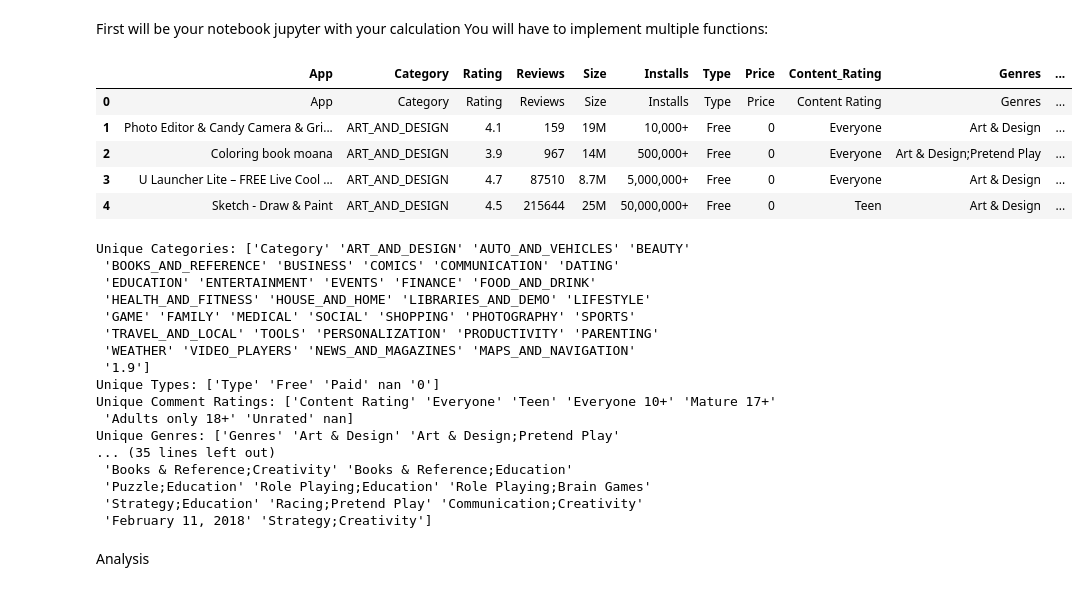
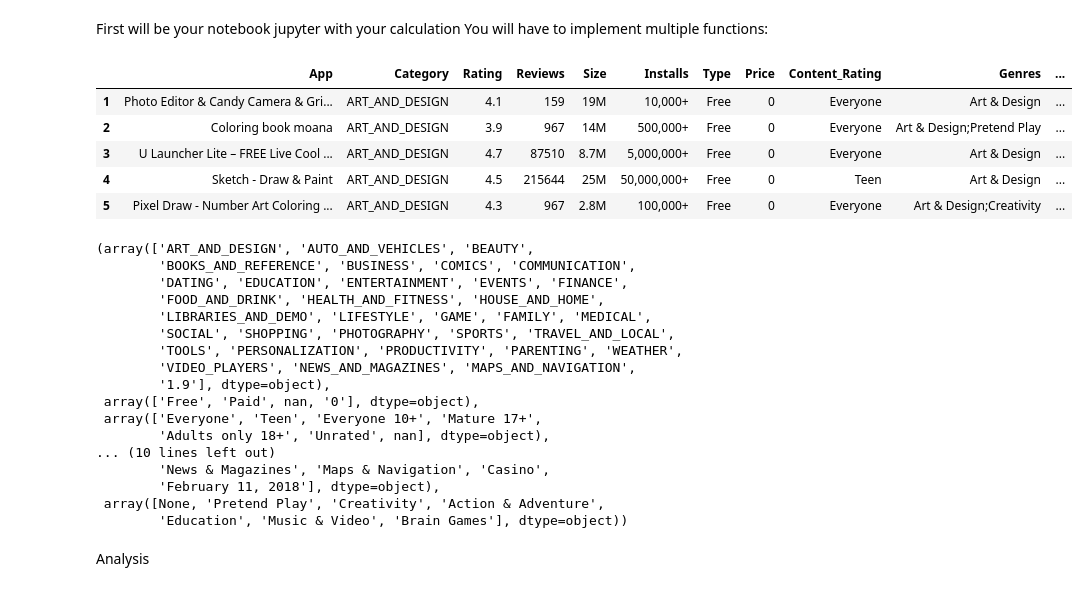
Before and after one commit to Rodauv/google_playstore_stats, a Jupyter notebook: my_mobapp_studio.ipynb, the cells around one changed output. Saved outputs shown, nothing was run; the diff lists cells and outputs as text; code cells hidden in the pictures.

Commit message:
labelling

```diff
--- a/my_mobapp_studio.ipynb
+++ b/my_mobapp_studio.ipynb
@@ -19,47 +19,56 @@ First will be your notebook jupyter with your calculation You will have to imple
 # %%
 #load_dataset()
 
 def load_dataset(dataset):
     dataset = pd.read_csv("googleplaystore.csv",index_col=None,names=["App","Category","Rating","Reviews","Size","Installs","Type","Price","Content_Rating","Genres","Last_Updated","Current_Version","Android_Version"])
+    dataset = dataset.drop(index=0)
     return dataset
 
 source = "googleplaystore.csv"
 raw_dataset = load_dataset(source)
 raw_dataset.head(5)
 # %% [output]
 |  | App | Category | Rating | Reviews | Size | Installs | Type | Price | Content_Rating | Genres | ... |
-| 0 | App | Category | Rating | Reviews | Size | Installs | Type | Price | Content Rating | Genres | ... |
 | 1 | Photo Editor & Candy Camera & Gri... | ART_AND_DESIGN | 4.1 | 159 | 19M | 10,000+ | Free | 0 | Everyone | Art & Design | ... |
 | 2 | Coloring book moana | ART_AND_DESIGN | 3.9 | 967 | 14M | 500,000+ | Free | 0 | Everyone | Art & Design;Pretend Play | ... |
 | 3 | U Launcher Lite – FREE Live Cool ... | ART_AND_DESIGN | 4.7 | 87510 | 8.7M | 5,000,000+ | Free | 0 | Everyone | Art & Design | ... |
 | 4 | Sketch - Draw & Paint | ART_AND_DESIGN | 4.5 | 215644 | 25M | 50,000,000+ | Free | 0 | Teen | Art & Design | ... |
+| 5 | Pixel Draw - Number Art Coloring ... | ART_AND_DESIGN | 4.3 | 967 | 2.8M | 100,000+ | Free | 0 | Everyone | Art & Design;Creativity | ... |
 # %%
 #Unique values per column
 def unique_values(df):
-    print(f"Unique Categories: {df['Category'].unique()}")
-    print(f"Unique Types: {df['Type'].unique()}")
-    print(f"Unique Comment Ratings: {df['Content_Rating'].unique()}")
-    print(f"Unique Genres: {df['Genres'].unique()}")
+    cat = df['Category'].unique()
+    type = df['Type'].unique()
+    com_rat = df['Content_Rating'].unique()
+    df[['Genres1','Genres2']] = df['Genres'].str.split(';',1,expand=True)
+    genr1 = df['Genres1'].unique()
+    genr2 = df['Genres2'].unique()
+    #print(f"Unique Categories: {set(cat)}")
+    #print(f"Unique Types: {set(type)}")
+    #print(f"Unique Comment Ratings: {set(com_rat)}")
+    #print(f"Unique Genres: {set(genr)}")
+    return cat, type, com_rat, genr1, genr2
 
-unique_values(raw_dataset)
+unique_labels = unique_values(raw_dataset)
+unique_labels
 # %% [output]
-Unique Categories: ['Category' 'ART_AND_DESIGN' 'AUTO_AND_VEHICLES' 'BEAUTY'
- 'BOOKS_AND_REFERENCE' 'BUSINESS' 'COMICS' 'COMMUNICATION' 'DATING'
- 'EDUCATION' 'ENTERTAINMENT' 'EVENTS' 'FINANCE' 'FOOD_AND_DRINK'
- 'HEALTH_AND_FITNESS' 'HOUSE_AND_HOME' 'LIBRARIES_AND_DEMO' 'LIFESTYLE'
- 'GAME' 'FAMILY' 'MEDICAL' 'SOCIAL' 'SHOPPING' 'PHOTOGRAPHY' 'SPORTS'
- 'TRAVEL_AND_LOCAL' 'TOOLS' 'PERSONALIZATION' 'PRODUCTIVITY' 'PARENTING'
- 'WEATHER' 'VIDEO_PLAYERS' 'NEWS_AND_MAGAZINES' 'MAPS_AND_NAVIGATION'
- '1.9']
-Unique Types: ['Type' 'Free' 'Paid' nan '0']
-Unique Comment Ratings: ['Content Rating' 'Everyone' 'Teen' 'Everyone 10+' 'Mature 17+'
- 'Adults only 18+' 'Unrated' nan]
-Unique Genres: ['Genres' 'Art & Design' 'Art & Design;Pretend Play'
-... (35 lines left out)
- 'Books & Reference;Creativity' 'Books & Reference;Education'
- 'Puzzle;Education' 'Role Playing;Education' 'Role Playing;Brain Games'
- 'Strategy;Education' 'Racing;Pretend Play' 'Communication;Creativity'
- 'February 11, 2018' 'Strategy;Creativity']
+(array(['ART_AND_DESIGN', 'AUTO_AND_VEHICLES', 'BEAUTY',
+        'BOOKS_AND_REFERENCE', 'BUSINESS', 'COMICS', 'COMMUNICATION',
+        'DATING', 'EDUCATION', 'ENTERTAINMENT', 'EVENTS', 'FINANCE',
+        'FOOD_AND_DRINK', 'HEALTH_AND_FITNESS', 'HOUSE_AND_HOME',
+        'LIBRARIES_AND_DEMO', 'LIFESTYLE', 'GAME', 'FAMILY', 'MEDICAL',
+        'SOCIAL', 'SHOPPING', 'PHOTOGRAPHY', 'SPORTS', 'TRAVEL_AND_LOCAL',
+        'TOOLS', 'PERSONALIZATION', 'PRODUCTIVITY', 'PARENTING', 'WEATHER',
+        'VIDEO_PLAYERS', 'NEWS_AND_MAGAZINES', 'MAPS_AND_NAVIGATION',
+        '1.9'], dtype=object),
+ array(['Free', 'Paid', nan, '0'], dtype=object),
+ array(['Everyone', 'Teen', 'Everyone 10+', 'Mature 17+',
+        'Adults only 18+', 'Unrated', nan], dtype=object),
+... (10 lines left out)
+        'News & Magazines', 'Maps & Navigation', 'Casino',
+        'February 11, 2018'], dtype=object),
+ array([None, 'Pretend Play', 'Creativity', 'Action & Adventure',
+        'Education', 'Music & Video', 'Brain Games'], dtype=object))
 # %% [markdown]
 Analysis
 # %%
```
Also changed, not shown: parts of 5 cells of this notebook.
